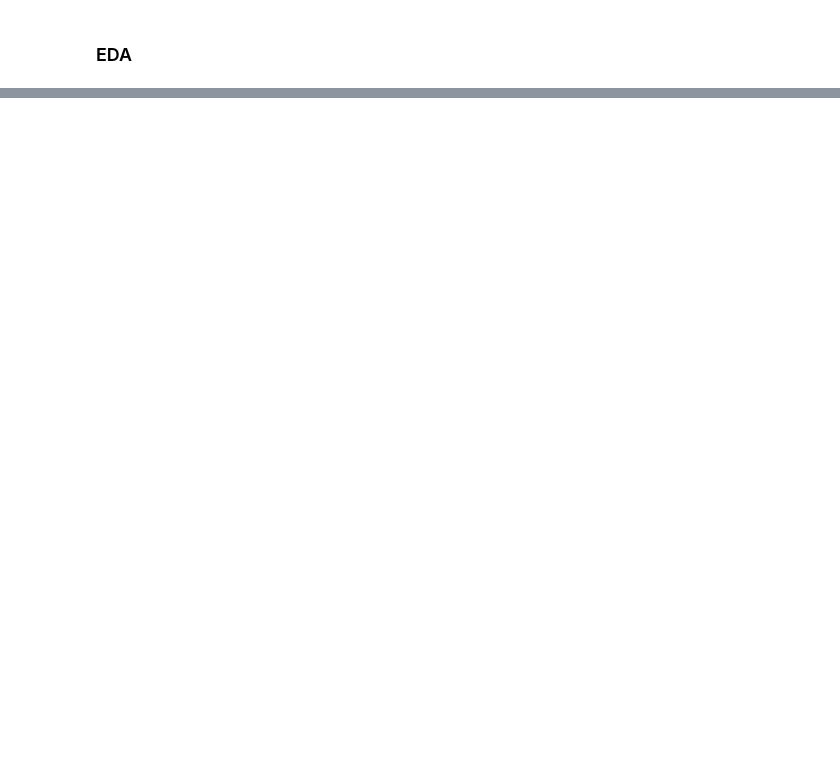
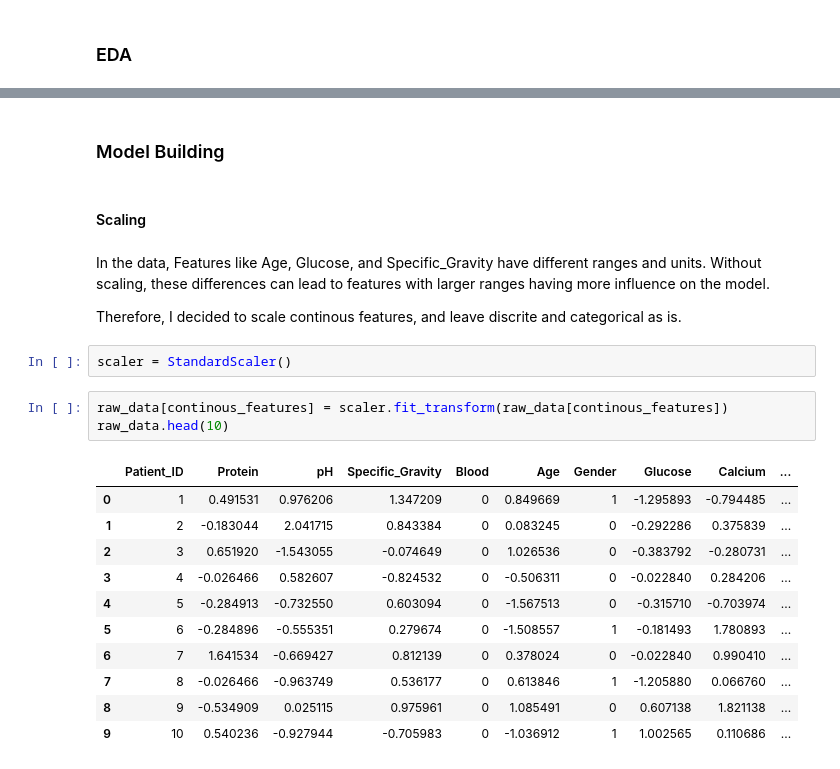
Before and after one commit to itamarKraitman/Olive_Diagnostic, a Jupyter notebook: Question_1.ipynb, the cells around one changed output, grey strips where cells are left out. Cells and saved outputs as stored; diff of their text form; blank space fills up the shorter version.

Commit message:
starting with modeling

```diff
--- a/Question_1.ipynb
+++ b/Question_1.ipynb
@@ -268,0 +378,25 @@ plt.show()
+# %% [markdown]
+### Model Building
+# %% [markdown]
+#### Scaling
+# %% [markdown]
+In the data, Features like Age, Glucose, and Specific_Gravity have different ranges and units. Without scaling, these differences can lead to features with larger ranges having more influence on the model.
+
+Therefore, I decided to scale continous features, and leave discrite and categorical as is.
+# %%
+scaler = StandardScaler()
+# %%
+raw_data[continous_features] = scaler.fit_transform(raw_data[continous_features])
+raw_data.head(10)
+# %% [output]
+|  | Patient_ID | Protein | pH | Specific_Gravity | Blood | Age | Gender | Glucose | Calcium | ... |
+| 0 | 1 | 0.491531 | 0.976206 | 1.347209 | 0 | 0.849669 | 1 | -1.295893 | -0.794485 | ... |
+| 1 | 2 | -0.183044 | 2.041715 | 0.843384 | 0 | 0.083245 | 0 | -0.292286 | 0.375839 | ... |
+| 2 | 3 | 0.651920 | -1.543055 | -0.074649 | 0 | 1.026536 | 0 | -0.383792 | -0.280731 | ... |
+| 3 | 4 | -0.026466 | 0.582607 | -0.824532 | 0 | -0.506311 | 0 | -0.022840 | 0.284206 | ... |
+| 4 | 5 | -0.284913 | -0.732550 | 0.603094 | 0 | -1.567513 | 0 | -0.315710 | -0.703974 | ... |
+| 5 | 6 | -0.284896 | -0.555351 | 0.279674 | 0 | -1.508557 | 1 | -0.181493 | 1.780893 | ... |
+| 6 | 7 | 1.641534 | -0.669427 | 0.812139 | 0 | 0.378024 | 0 | -0.022840 | 0.990410 | ... |
+| 7 | 8 | -0.026466 | -0.963749 | 0.536177 | 0 | 0.613846 | 1 | -1.205880 | 0.066760 | ... |
+| 8 | 9 | -0.534909 | 0.025115 | 0.975961 | 0 | 1.085491 | 0 | 0.607138 | 1.821138 | ... |
+| 9 | 10 | 0.540236 | -0.927944 | -0.705983 | 0 | -1.036912 | 1 | 1.002565 | 0.110686 | ... |
```
Also changed, not shown: parts of 29 cells of this notebook.
